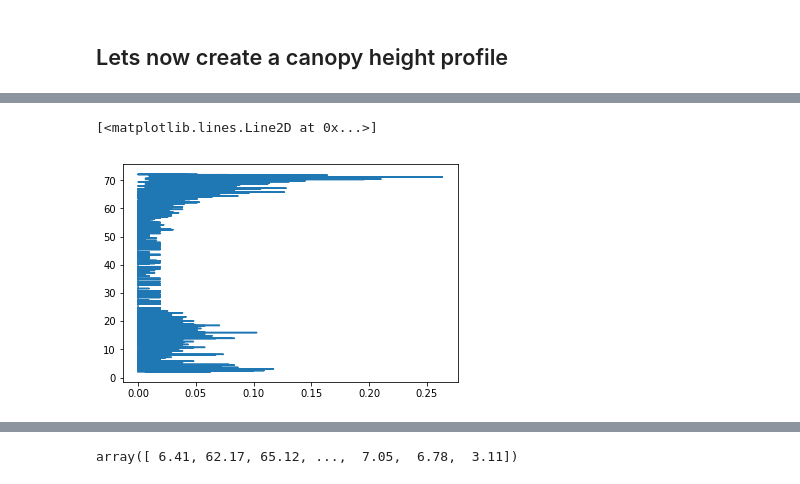
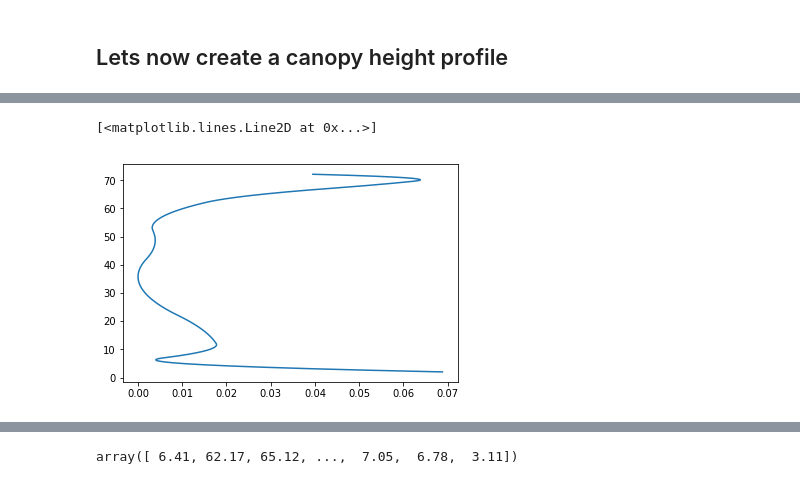
Before and after one commit to Maggemkay/forestlas, a Jupyter notebook: forestlas_intro.ipynb, the cells around one changed output, grey strips where cells are left out. Saved outputs shown, nothing was run; the diff lists cells and outputs as text; code cells hidden in the pictures.

```diff
--- a/forestlas_intro.ipynb
+++ b/forestlas_intro.ipynb
@@ -148,14 +149,14 @@ self.bins: 8012
 [figure]
 # %%
-%autoreload 2
+#%autoreload 2
 # if we plot the first derivative of this we see the CHP is
 # pretty noisy! Alpha is set to 0 so there is no smoothing
 # applied
-chp = las.CHP(alpha=0)
+chp = las.CHP(alpha=0.3)
 plt.plot(chp.fd, chp.zx)
 # %% [output]
 [<matplotlib.lines.Line2D at 0x...>]
-[figure, old version]
+[figure, new version]
 # %%
 # through a supervised classification and cross validation an alpha
 # parameter of 0.3 was identified as a suboptimal value for the
```
Also changed, not shown: parts of 9 cells of this notebook, 1 other file.
